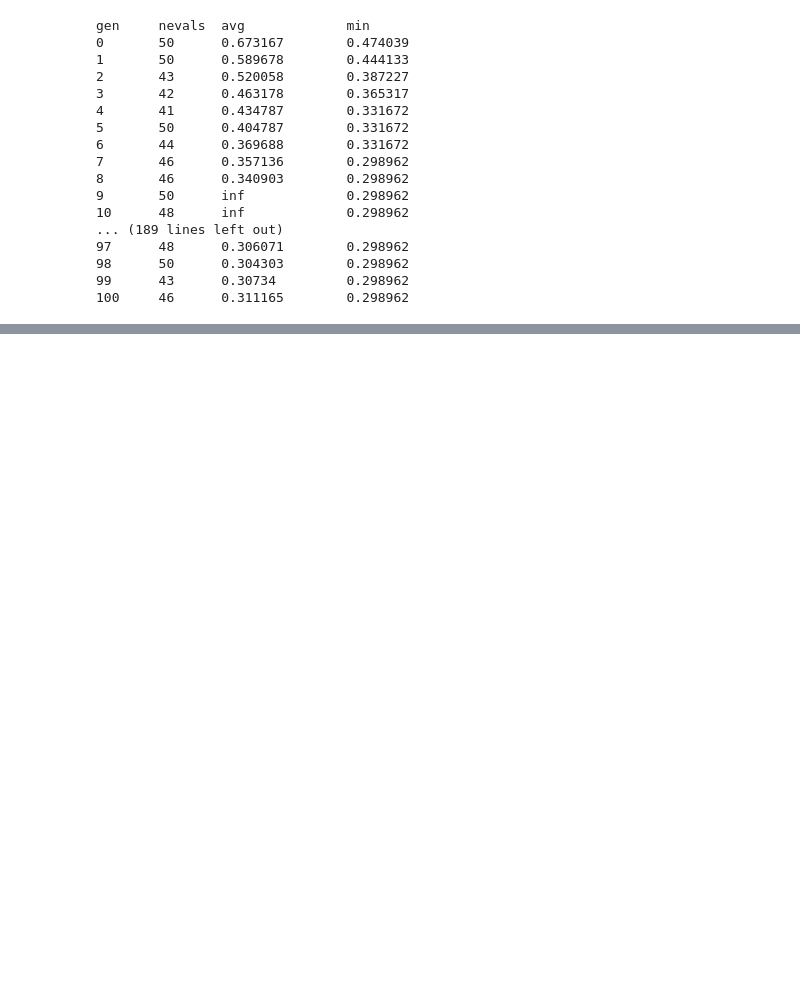
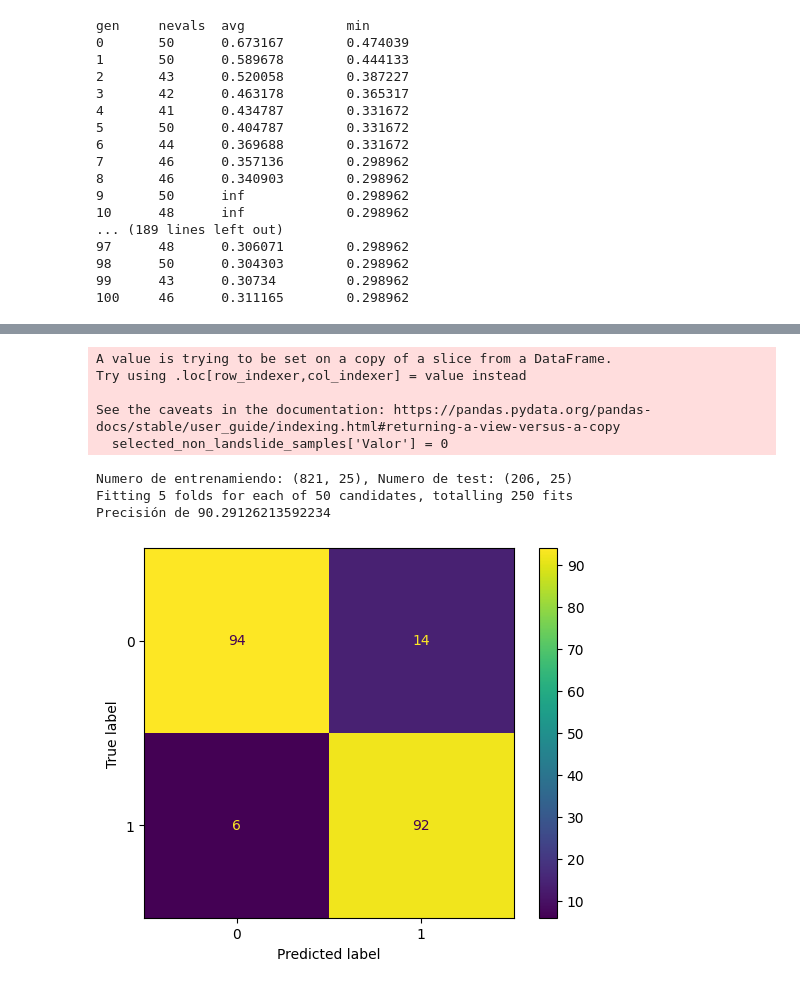
Before and after one commit to ManuelLabbe/script_geotiff_data_extraction, a Jupyter notebook: feature_selection_2.ipynb, the cells around one changed output, grey strips where cells are left out. Cells and saved outputs as stored; diff of their text form; code cells hidden in the pictures; blank space fills up the shorter version.

Commit message:
feature selection ga + pubagging

```diff
--- a/feature_selection_2.ipynb
+++ b/feature_selection_2.ipynb
@@ -399,0 +594,56 @@ Generación 25: {'avg': 0.4118581638262782, 'min': 0.3980346344145135}
+# %%
+selected_non_landslide_samples['Valor'] = 0
+data_aux_1['Valor'] = 1
+
+data = pd.concat([data_aux_1, selected_non_landslide_samples])
+data_y = data['Valor']
+data = data.drop(columns=['Valor'])
+# %% [output]
+A value is trying to be set on a copy of a slice from a DataFrame.
+Try using .loc[row_indexer,col_indexer] = value instead
+
+See the caveats in the documentation: https://pandas.pydata.org/pandas-docs/stable/user_guide/indexing.html#returning-a-view-versus-a-copy
+  selected_non_landslide_samples['Valor'] = 0
+# %%
+from sklearn.model_selection import train_test_split
+from sklearn.model_selection import RandomizedSearchCV
+from sklearn.metrics import accuracy_score, f1_score
+from xgboost import XGBClassifier
+
+param_grid = {
+    'max_depth': [3, 5, 7, 10],
+    'learning_rate': [0.01, 0.1, 0.2, 0.3],
+    'n_estimators': [100, 200, 300, 500],
+    'subsample': [0.6, 0.8, 1.0],
+    'colsample_bytree': [0.6, 0.8, 1.0],
+    'gamma': [0, 0.1, 0.2, 0.3],
+    'reg_alpha': [0, 0.1, 0.5, 1.0],
+    'reg_lambda': [0, 1.0, 10.0]
+}
+
+X_train, X_test, y_train, y_test = train_test_split(data, data_y, test_size=0.2)
+print(f'Numero de entrenamiendo: {X_train.shape}, Numero de test: {X_test.shape}')
+model = XGBClassifier()
+random_search = RandomizedSearchCV(model, param_distributions=param_grid, n_iter=50, scoring='accuracy', cv=5, verbose=1, random_state=42)
+random_search.fit(X_train, y_train)
+best_model = random_search.best_estimator_
+y_pred = best_model.predict(X_test)
+acc = accuracy_score(y_true=y_test, y_pred=y_pred)
+print(f'Precisión de {acc*100}')
+# %% [output]
+Numero de entrenamiendo: (821, 25), Numero de test: (206, 25)
+Fitting 5 folds for each of 50 candidates, totalling 250 fits
+Precisión de 90.29126213592234
+# %%
+import matplotlib.pyplot as plt
+from sklearn.datasets import make_classification
+from sklearn.metrics import confusion_matrix, ConfusionMatrixDisplay
+from sklearn.model_selection import train_test_split
+from sklearn.svm import SVC
+predictions = best_model.predict(X_test)
+cm = confusion_matrix(y_test, predictions)
+disp = ConfusionMatrixDisplay(confusion_matrix=cm)
+disp.plot()
+plt.show()
+# %% [output]
+[figure, added]
```
Also changed, not shown: parts of 13 cells of this notebook.
